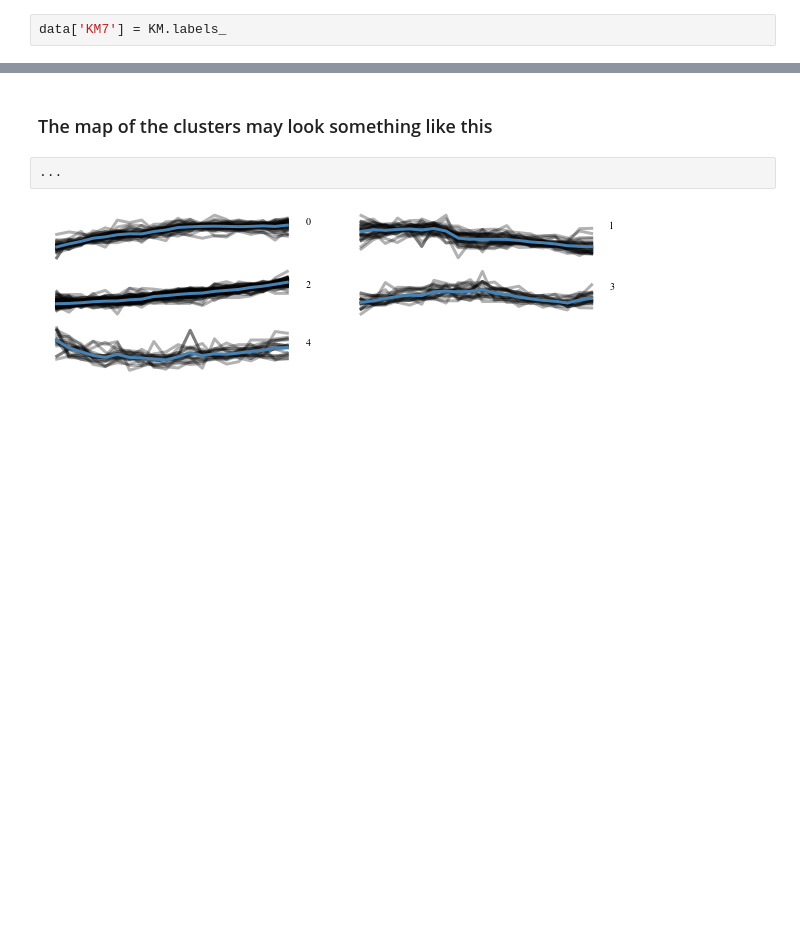
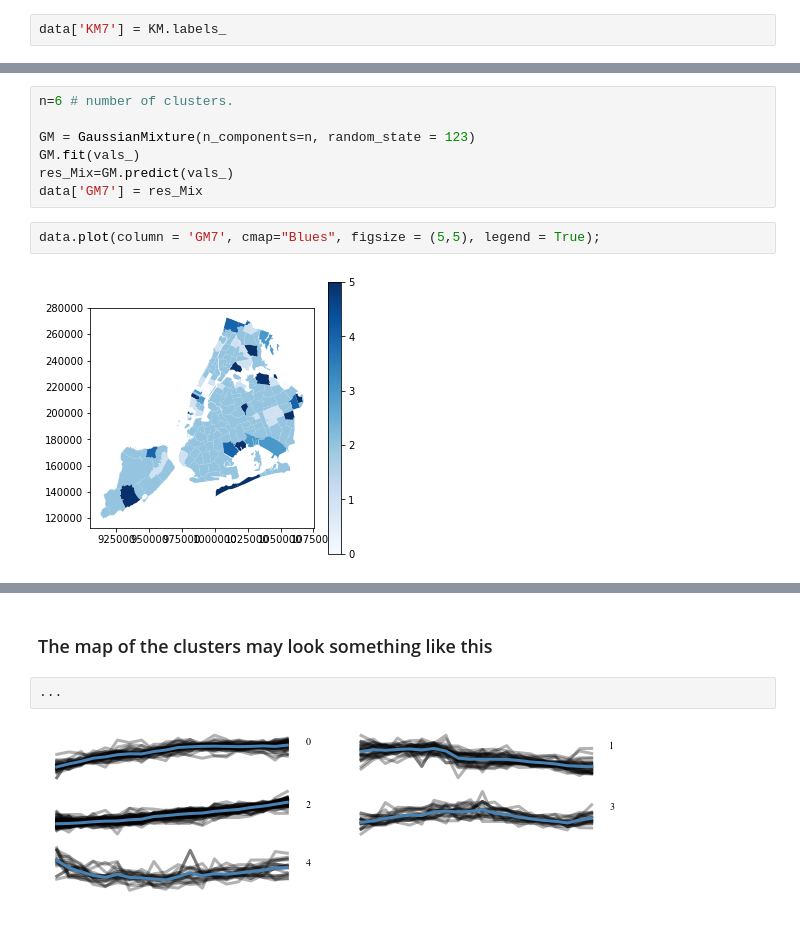
Before and after one commit to SPTKL/PUI2017_bc1561, a Jupyter notebook: HW11_bc1561/HW11_Assignment1_instructions.ipynb, the cells around one changed output, grey strips where cells are left out. Cells and saved outputs as stored; diff of their text form; blank space fills up the shorter version.

```diff
--- a/HW11_bc1561/HW11_Assignment1_instructions.ipynb
+++ b/HW11_bc1561/HW11_Assignment1_instructions.ipynb
@@ -200,0 +227,11 @@ data.plot(column = 'KM7', figsize = (12,12));
+# %%
+n=6 # number of clusters.
+
+GM = GaussianMixture(n_components=n, random_state = 123)
+GM.fit(vals_)
+res_Mix=GM.predict(vals_)
+data['GM7'] = res_Mix
+# %%
+data.plot(column = 'GM7', cmap="Blues", figsize = (5,5), legend = True);
+# %% [output]
+[figure, added]
```
Also changed, not shown: parts of 11 cells of this notebook.
